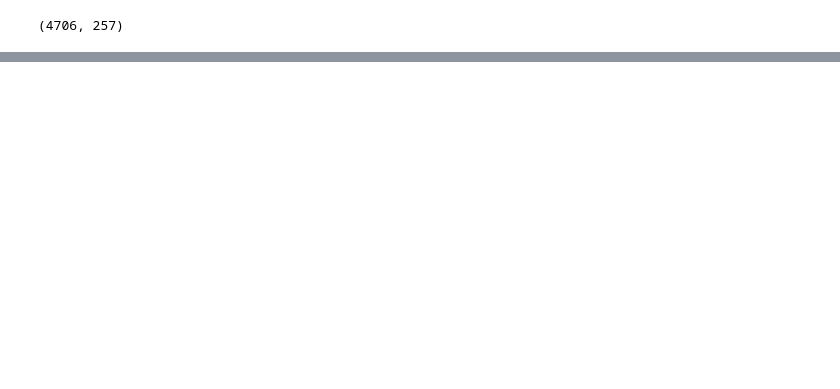
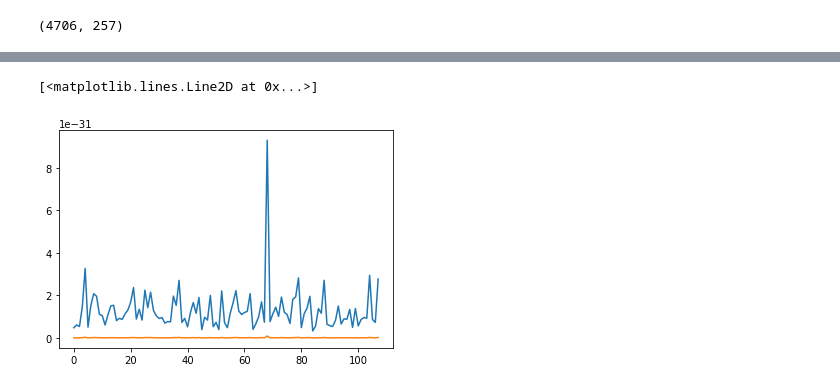
Before and after one commit to TheRealAnonymous008/procedural-music, a Jupyter notebook: notebooks/note_multiclassification.ipynb, the cells around one changed output, grey strips where cells are left out. Cells and saved outputs as stored; diff of their text form; code cells hidden in the pictures; blank space fills up the shorter version.

```diff
--- a/notebooks/note_multiclassification.ipynb
+++ b/notebooks/note_multiclassification.ipynb
@@ -208,0 +218,8 @@ from midi.midi_representation import *
+# %%
+THRESHOLD = 0.005
+
+plt.plot(label_vector[1000])
+plt.plot(label_vector[3000])
+# %% [output]
+[<matplotlib.lines.Line2D at 0x...>]
+[figure, added]
```
Also changed, not shown: parts of 19 cells of this notebook, 5 other files.
